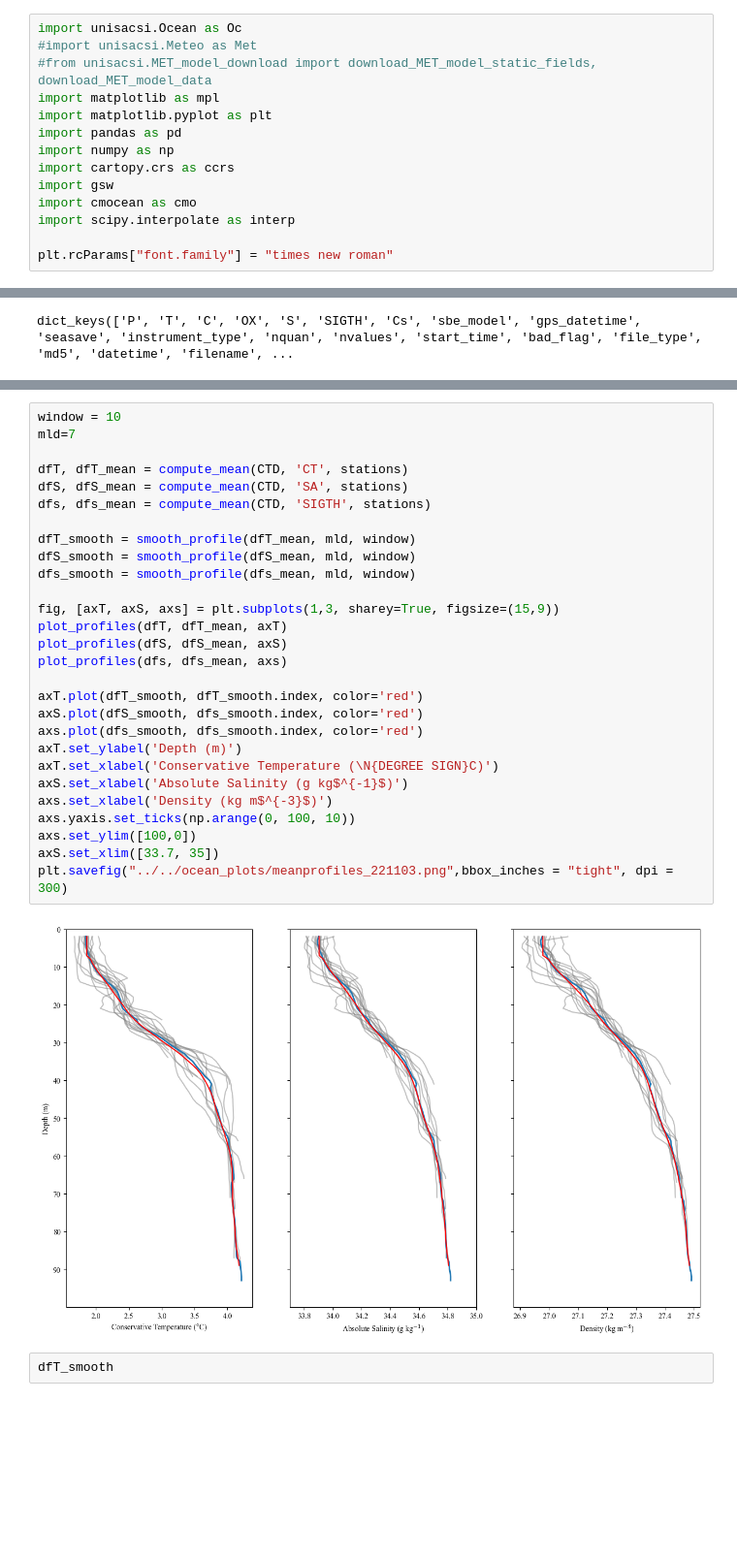
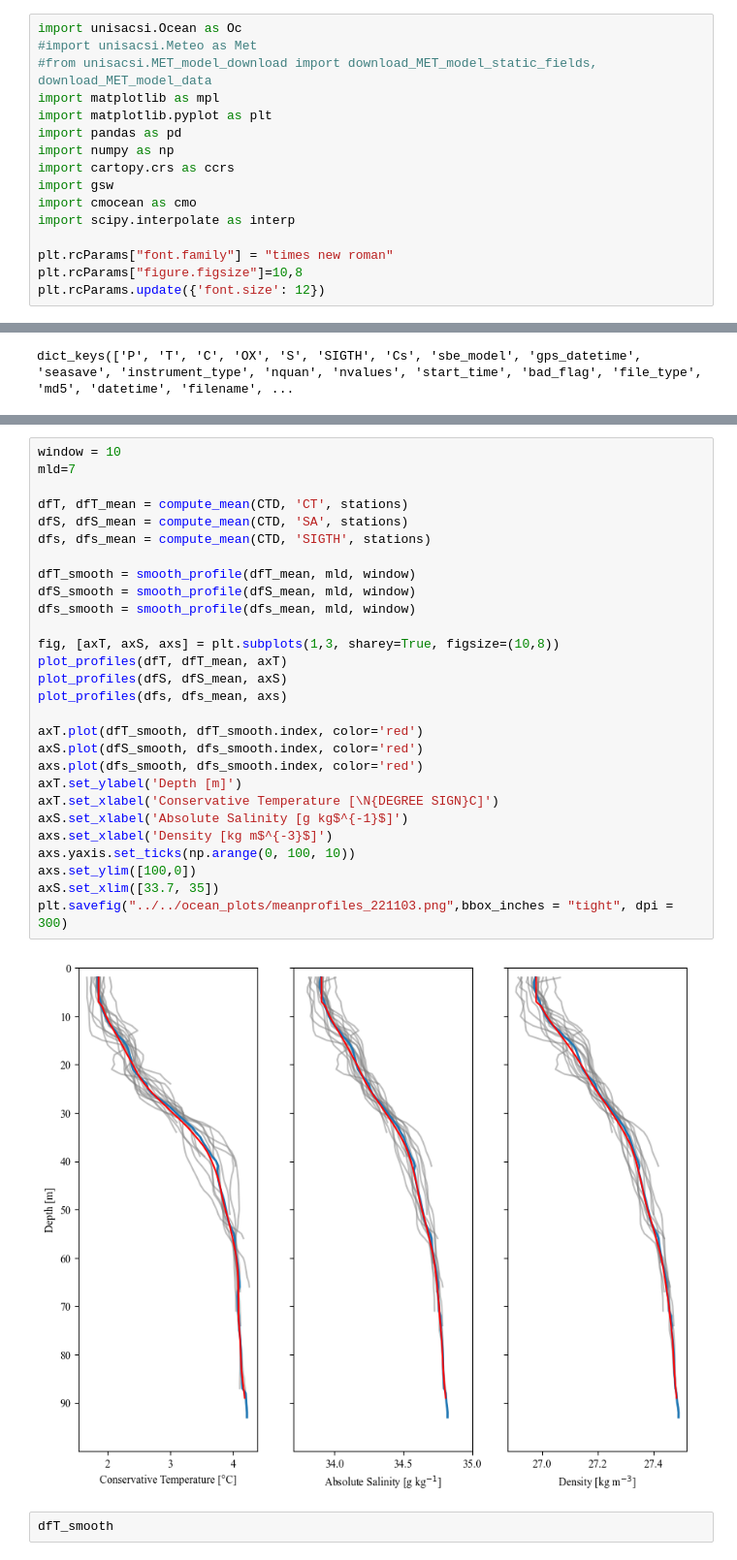
Before and after one commit to alpsjur/AGF-Adventfjorden, a Jupyter notebook: code/notebooks/mean_profile.ipynb, the cells around one changed output, grey strips where cells are left out. Shown: that part at 97% size. Saved outputs shown, nothing was run; the diff lists cells and outputs as text; blank space fills up the shorter version.

Commit message:
plots

```diff
--- a/code/notebooks/mean_profile.ipynb
+++ b/code/notebooks/mean_profile.ipynb
@@ -14,6 +14,8 @@ import cmocean as cmo
 import scipy.interpolate as interp
 
 plt.rcParams["font.family"] = "times new roman"
+plt.rcParams["figure.figsize"]=10,8
+plt.rcParams.update({'font.size': 12})
 # %%
 def compute_mean(CTD, variable, stationnames):
     CTD_i,Z,_,_ = Oc.CTD_to_grid(CTD, stationnames,interp_opt=0)
@@ -90,33 +92,33 @@ plt.gca().invert_yaxis()
 # %%
 window = 10
 mld=7
 
 dfT, dfT_mean = compute_mean(CTD, 'CT', stations)
 dfS, dfS_mean = compute_mean(CTD, 'SA', stations)
 dfs, dfs_mean = compute_mean(CTD, 'SIGTH', stations)
 
 dfT_smooth = smooth_profile(dfT_mean, mld, window)
 dfS_smooth = smooth_profile(dfS_mean, mld, window)
 dfs_smooth = smooth_profile(dfs_mean, mld, window)
 
-fig, [axT, axS, axs] = plt.subplots(1,3, sharey=True, figsize=(15,9))
+fig, [axT, axS, axs] = plt.subplots(1,3, sharey=True, figsize=(10,8))
 plot_profiles(dfT, dfT_mean, axT)
 plot_profiles(dfS, dfS_mean, axS)
 plot_profiles(dfs, dfs_mean, axs)
 
 axT.plot(dfT_smooth, dfT_smooth.index, color='red')
 axS.plot(dfS_smooth, dfs_smooth.index, color='red')
 axs.plot(dfs_smooth, dfs_smooth.index, color='red')
-axT.set_ylabel('Depth (m)')
-axT.set_xlabel('Conservative Temperature (\N{DEGREE SIGN}C)')
-axS.set_xlabel('Absolute Salinity (g kg$^{-1}$)')
-axs.set_xlabel('Density (kg m$^{-3}$)')
+axT.set_ylabel('Depth [m]')
+axT.set_xlabel('Conservative Temperature [\N{DEGREE SIGN}C]')
+axS.set_xlabel('Absolute Salinity [g kg$^{-1}$]')
+axs.set_xlabel('Density [kg m$^{-3}$]')
 axs.yaxis.set_ticks(np.arange(0, 100, 10))
 axs.set_ylim([100,0])
 axS.set_xlim([33.7, 35])
 plt.savefig("../../ocean_plots/meanprofiles_221103.png",bbox_inches = "tight", dpi = 300)
 # %% [output]
-[figure, old version]
+[figure, new version]
 # %%
 dfT_smooth
 # %% [output]
```
Also changed, not shown: parts of 8 cells of this notebook, 13 other files.
